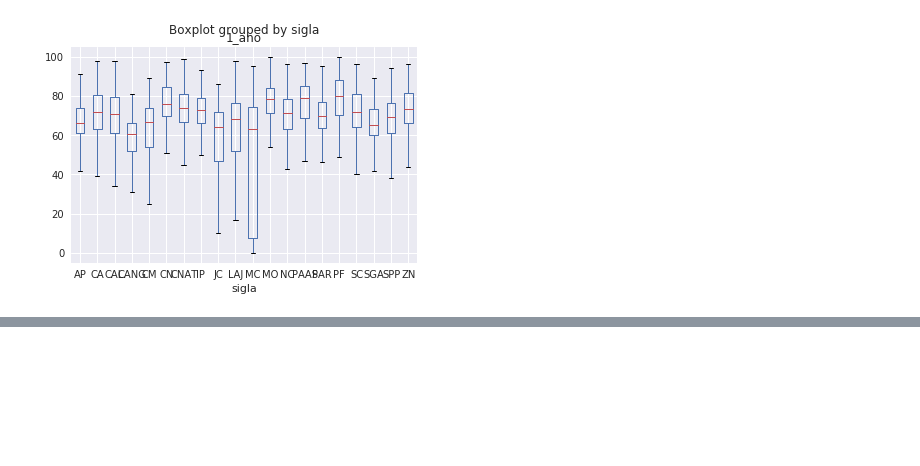
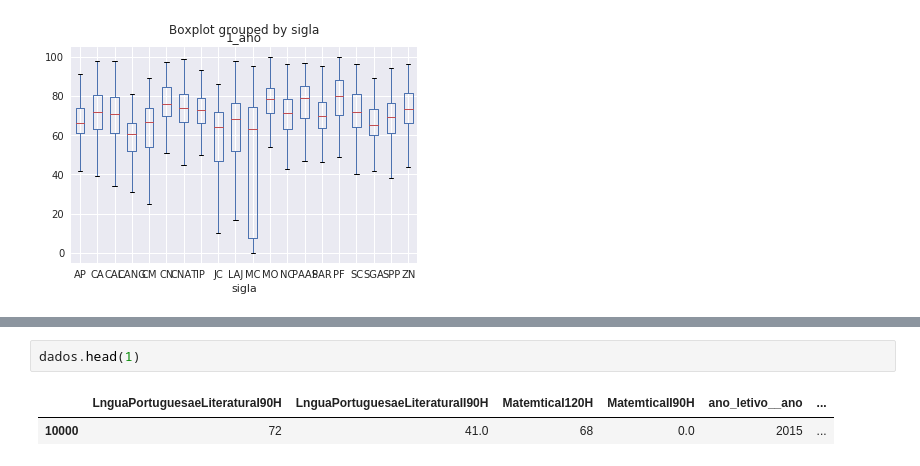
Before and after one commit to tmedeirosb/modelo_ifrn_integrado, a Jupyter notebook: versao_2/EDA.ipynb, the cells around one changed output, grey strips where cells are left out. Drawn from its saved outputs; the diff is of its cells as text; blank space fills up the shorter version.

```diff
--- a/versao_2/EDA.ipynb
+++ b/versao_2/EDA.ipynb
@@ -88,0 +229,5 @@ for i, txt in enumerate( ind ):
+# %%
+dados.head(1)
+# %% [output]
+|  | LnguaPortuguesaeLiteraturaI90H | LnguaPortuguesaeLiteraturaII90H | MatemticaI120H | MatemticaII90H | ano_letivo__ano | ... |
+| 10000 | 72 | 41.0 | 68 | 0.0 | 2015 | ... |
```
Also changed, not shown: parts of 7 cells of this notebook.
